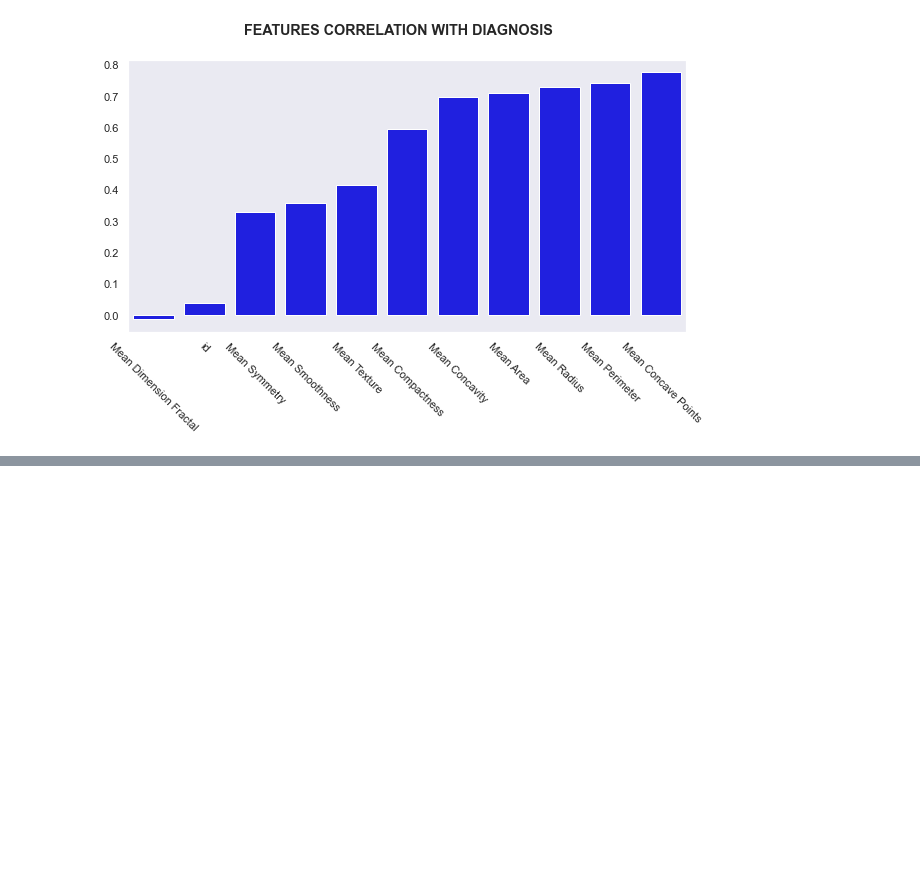
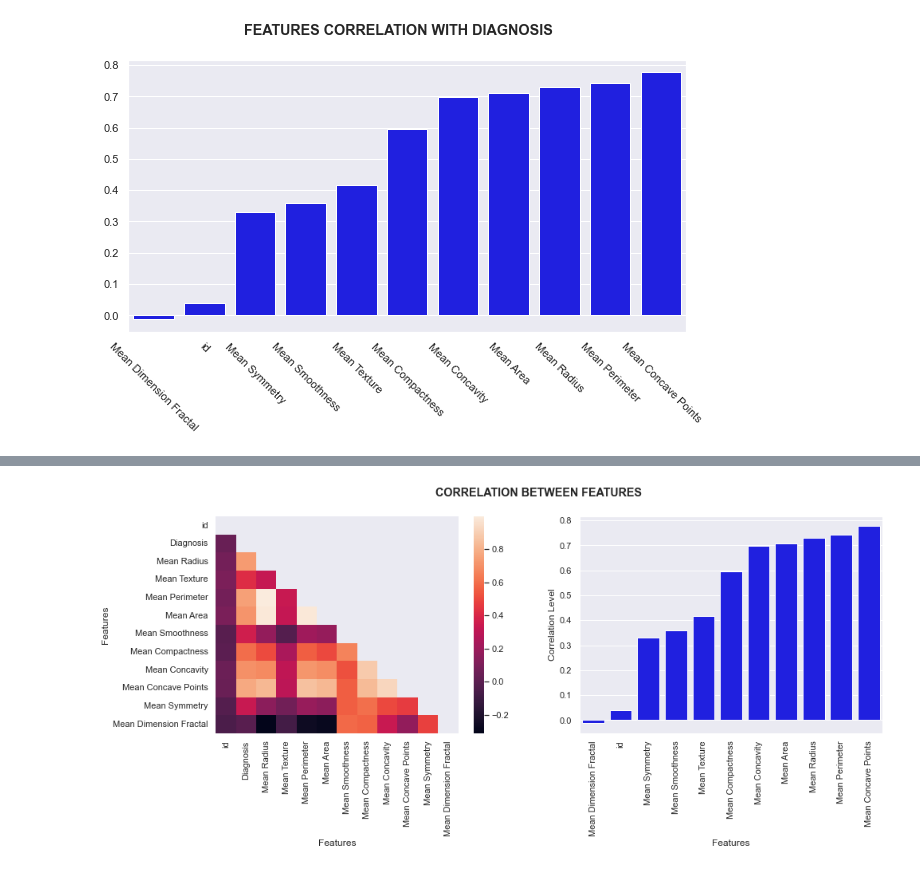
Before and after one commit to Yanasants/breast_cancer, a Jupyter notebook: data_analytics.ipynb, the cells around one changed output, grey strips where cells are left out. Drawn from its saved outputs; the diff is of its cells as text; code cells hidden in the pictures; blank space fills up the shorter version.

```diff
--- a/data_analytics.ipynb
+++ b/data_analytics.ipynb
@@ -270,3 +112,8 @@ def format_column_name(columns:list):
     new_names = {column:' '.join(column.split('_')[::-1]).title() for column in columns}
     new_names['id'] = 'id'
     return new_names
+# %%
+corr_df = mean_df.corr()
+# %%
+corr_df.rename(columns=format_column_name(corr_df.columns), inplace=True)
+corr_df.rename(index=format_column_name(corr_df.index), inplace=True)
@@ -273,12 +136,17 @@ def format_column_name(columns:list):
+# %%
+def half_heatmap(df:pd.DataFrame):
+    mask = np.zeros_like(df, dtype = bool)
+    mask[np.triu_indices_from(mask)] = True
+    correlations = df.mask(mask)
+    return correlations
 # %%
 index = mean_df.corr().sort_values(by='diagnosis', ascending=True).index[:-1]
 corr_values = mean_df.corr().sort_values(by='diagnosis', ascending=True)['diagnosis'].values[:-1]
-
 columns_names = format_column_name(list(index))
 
 fig, ax = plt.subplots(figsize=(10,5))
 fig.suptitle('FEATURES CORRELATION WITH DIAGNOSIS', fontweight='bold')
-sns.set_style('dark')
+sns.set_style('darkgrid')
 sns.barplot(x=index, y=corr_values, color='blue')
 
 ax.set_xticklabels(labels=columns_names.values(),rotation = -45, fontdict={'horizontalalignment':'center'})
@@ -287,0 +172,22 @@ plt.show()
+# %%
+fig, (ax_1, ax_2) = plt.subplots(nrows=1, ncols=2, figsize=(15,5))
+fig.suptitle('CORRELATION BETWEEN FEATURES', fontweight='bold')
+
+colors = {'B': "g", 'M': "r"}
+sns.set(style='darkgrid')
+sns.heatmap(ax=ax_1, data=half_heatmap(corr_df))
+ax_1.set_ylabel('Features')
+ax_1.set_xlabel('Features')
+
+
+index = mean_df.corr().sort_values(by='diagnosis', ascending=True).index[:-1]
+corr_values = mean_df.corr().sort_values(by='diagnosis', ascending=True)['diagnosis'].values[:-1]
+columns_names = format_column_name(list(index))
+sns.barplot(ax=ax_2, x=index, y=corr_values, color='blue')
+ax_2.set_ylabel('Correlation Level')
+ax_2.set_xlabel('Features')
+ax_2.set_xticklabels(labels=columns_names.values(),rotation = 90, fontdict={'horizontalalignment':'center'})
+
+plt.show()
+# %% [output]
+[figure, added]
```
Also changed, not shown: parts of 27 cells of this notebook.
